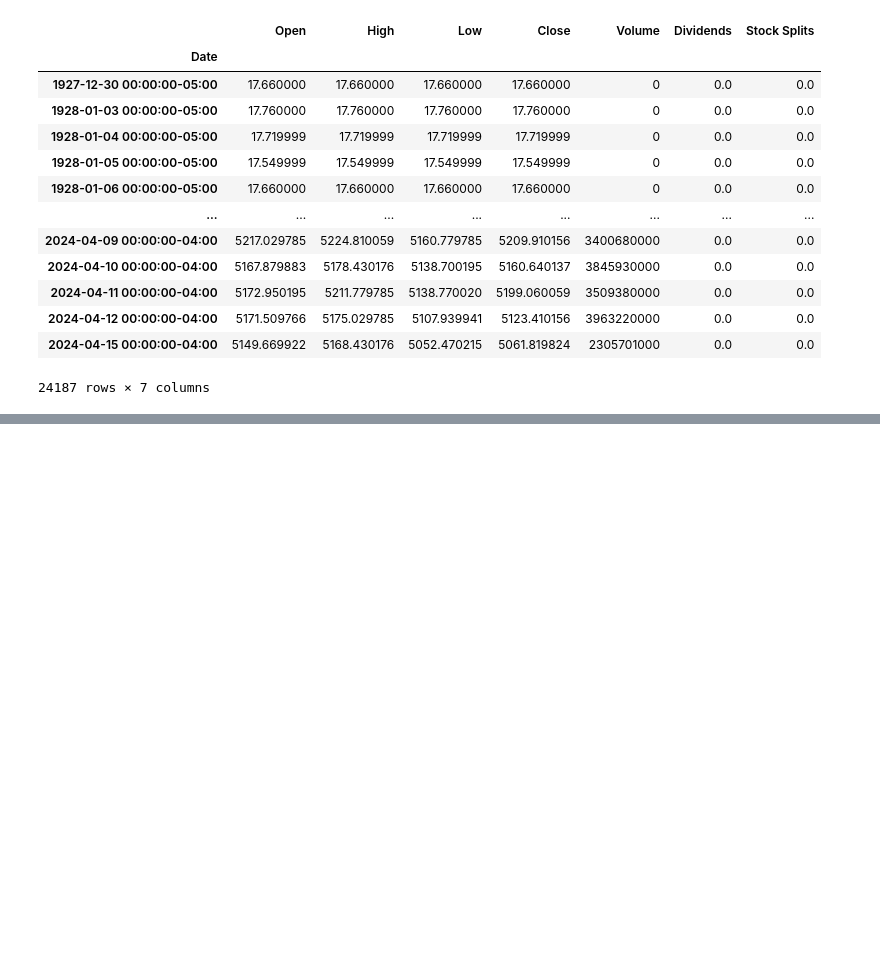
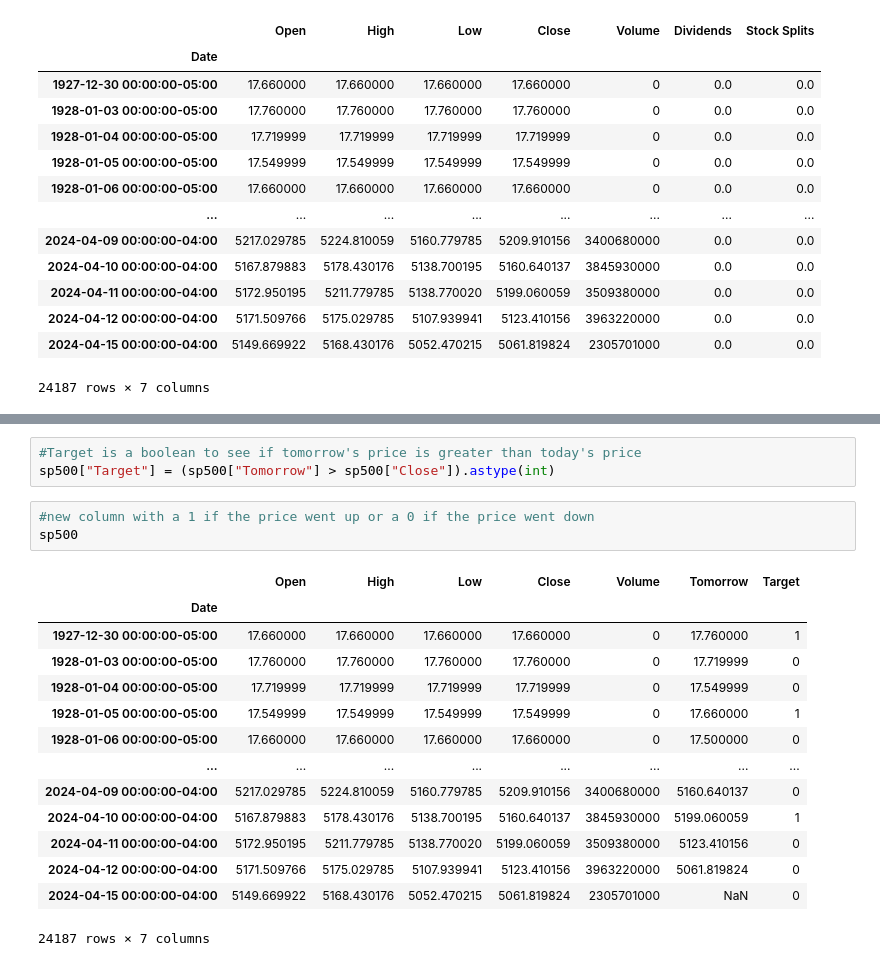
Before and after one commit to AidanNG/Stock-Market-Predictor, a Jupyter notebook: predictor_one.ipynb, the cells around one changed output, grey strips where cells are left out. Saved outputs shown, nothing was run; the diff lists cells and outputs as text; blank space fills up the shorter version.

```diff
--- a/predictor_one.ipynb
+++ b/predictor_one.ipynb
@@ -25,0 +80,21 @@ sp500
+# %%
+#Target is a boolean to see if tomorrow's price is greater than today's price
+sp500["Target"] = (sp500["Tomorrow"] > sp500["Close"]).astype(int)
+# %%
+#new column with a 1 if the price went up or a 0 if the price went down
+sp500
+# %% [output]
+|  | Open | High | Low | Close | Volume | Tomorrow | Target |
+| Date |  |  |  |  |  |  |  |
+| 1927-12-30 00:00:00-05:00 | 17.660000 | 17.660000 | 17.660000 | 17.660000 | 0 | 17.760000 | 1 |
+| 1928-01-03 00:00:00-05:00 | 17.760000 | 17.760000 | 17.760000 | 17.760000 | 0 | 17.719999 | 0 |
+| 1928-01-04 00:00:00-05:00 | 17.719999 | 17.719999 | 17.719999 | 17.719999 | 0 | 17.549999 | 0 |
+| 1928-01-05 00:00:00-05:00 | 17.549999 | 17.549999 | 17.549999 | 17.549999 | 0 | 17.660000 | 1 |
+| 1928-01-06 00:00:00-05:00 | 17.660000 | 17.660000 | 17.660000 | 17.660000 | 0 | 17.500000 | 0 |
+| ... | ... | ... | ... | ... | ... | ... | ... |
+| 2024-04-09 00:00:00-04:00 | 5217.029785 | 5224.810059 | 5160.779785 | 5209.910156 | 3400680000 | 5160.640137 | 0 |
+| 2024-04-10 00:00:00-04:00 | 5167.879883 | 5178.430176 | 5138.700195 | 5160.640137 | 3845930000 | 5199.060059 | 1 |
+| 2024-04-11 00:00:00-04:00 | 5172.950195 | 5211.779785 | 5138.770020 | 5199.060059 | 3509380000 | 5123.410156 | 0 |
+| 2024-04-12 00:00:00-04:00 | 5171.509766 | 5175.029785 | 5107.939941 | 5123.410156 | 3963220000 | 5061.819824 | 0 |
+| 2024-04-15 00:00:00-04:00 | 5149.669922 | 5168.430176 | 5052.470215 | 5061.819824 | 2305701000 | NaN | 0 |
+24187 rows × 7 columns
```
Also changed, not shown: parts of 34 cells of this notebook.
